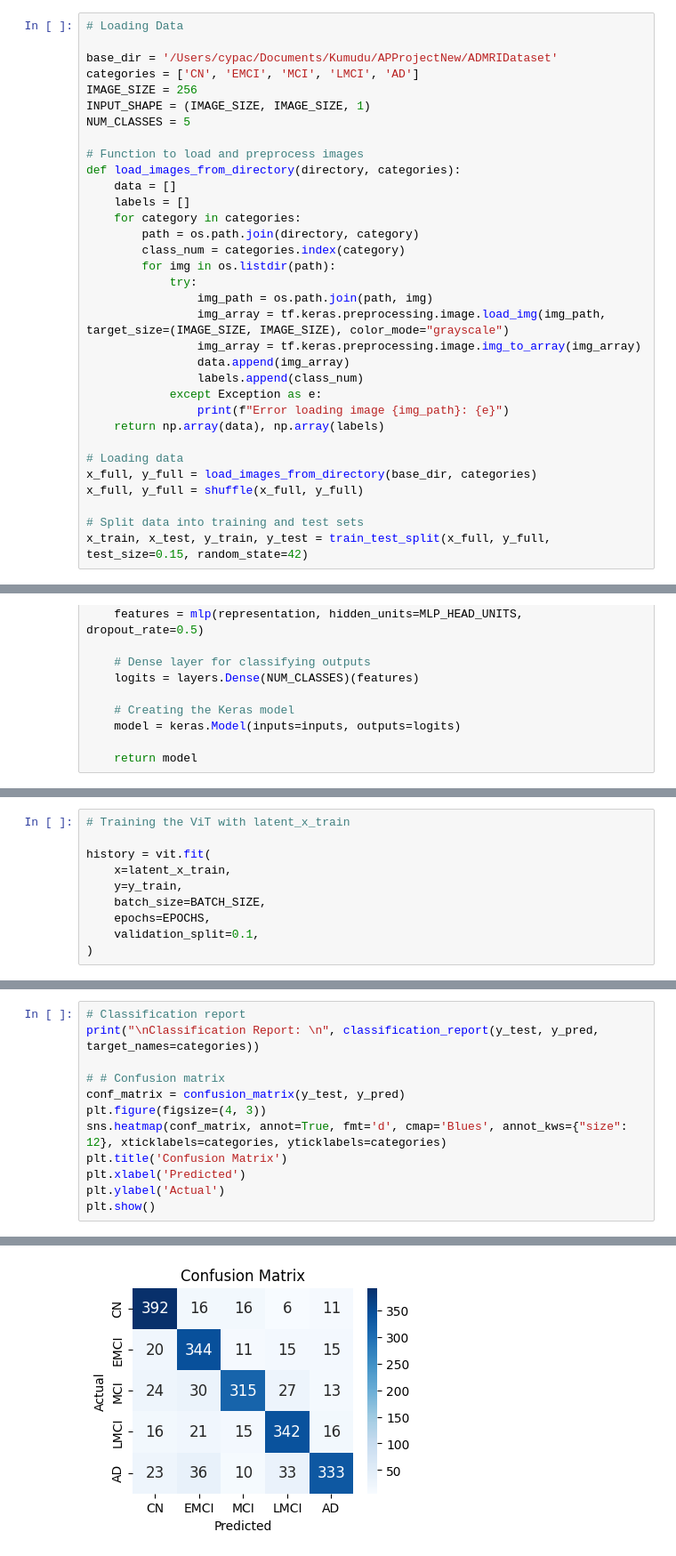
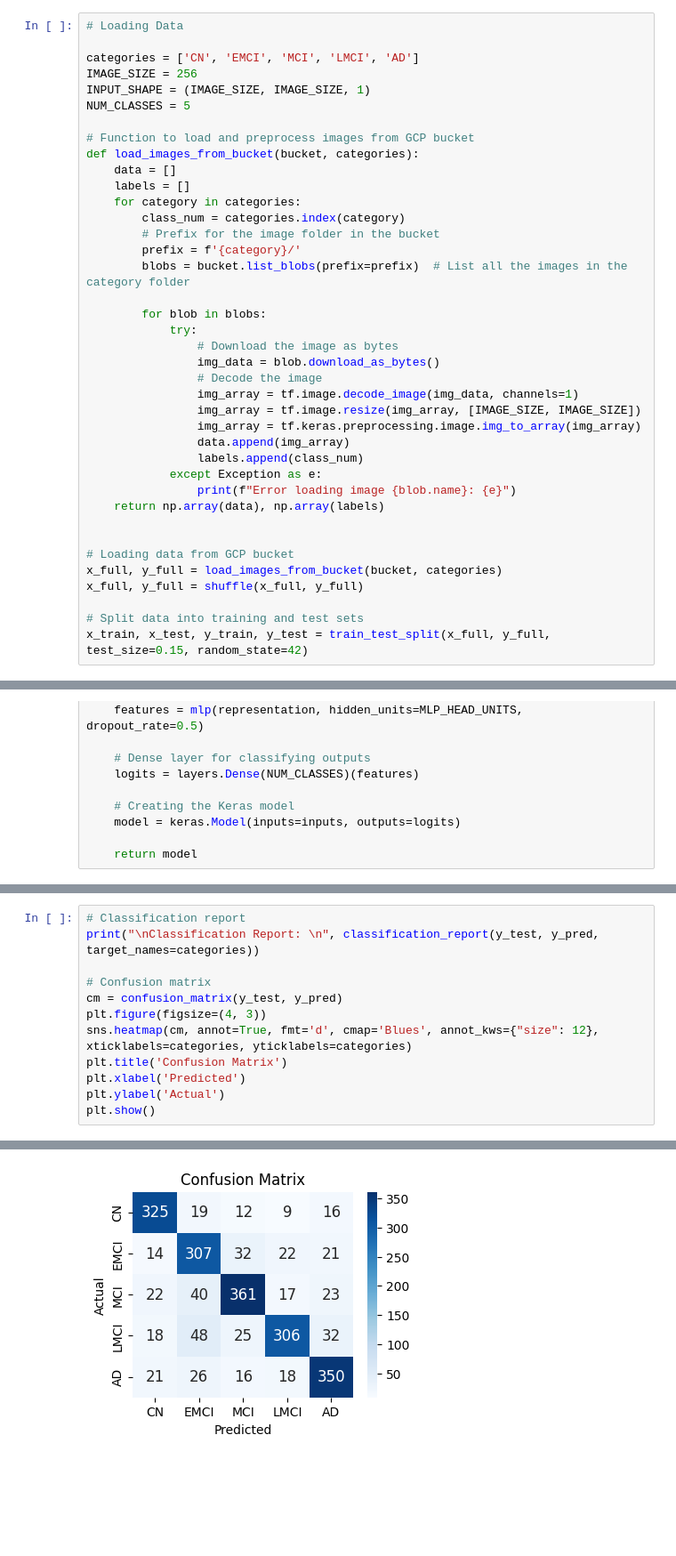
Before and after one commit to MShakiba-Research/CVAE-Vision-Transformer-for-Alzheimer-Detection, a Jupyter notebook: src/Training/2_ViT_CVAE64_latent.ipynb, the cells around one changed output, grey strips where cells are left out. Shown at 89% size. Saved outputs shown, nothing was run; the diff lists cells and outputs as text; blank space fills up the shorter version.

```diff
--- a/src/Training/2_ViT_CVAE64_latent.ipynb
+++ b/src/Training/2_ViT_CVAE64_latent.ipynb
@@ -21,32 +62,38 @@ import seaborn as sns
 # %%
 # Loading Data
 
-base_dir = '/Users/cypac/Documents/Kumudu/APProjectNew/ADMRIDataset'
 categories = ['CN', 'EMCI', 'MCI', 'LMCI', 'AD']
 IMAGE_SIZE = 256
 INPUT_SHAPE = (IMAGE_SIZE, IMAGE_SIZE, 1)
 NUM_CLASSES = 5
 
-# Function to load and preprocess images
-def load_images_from_directory(directory, categories):
+# Function to load and preprocess images from GCP bucket
+def load_images_from_bucket(bucket, categories):
     data = []
     labels = []
     for category in categories:
-        path = os.path.join(directory, category)
         class_num = categories.index(category)
-        for img in os.listdir(path):
+        # Prefix for the image folder in the bucket
+        prefix = f'{category}/'
+        blobs = bucket.list_blobs(prefix=prefix)  # List all the images in the category folder
+
+        for blob in blobs:
             try:
-                img_path = os.path.join(path, img)
-                img_array = tf.keras.preprocessing.image.load_img(img_path, target_size=(IMAGE_SIZE, IMAGE_SIZE), color_mode="grayscale")
+                # Download the image as bytes
+                img_data = blob.download_as_bytes()
+                # Decode the image
+                img_array = tf.image.decode_image(img_data, channels=1)
+                img_array = tf.image.resize(img_array, [IMAGE_SIZE, IMAGE_SIZE])
                 img_array = tf.keras.preprocessing.image.img_to_array(img_array)
                 data.append(img_array)
                 labels.append(class_num)
             except Exception as e:
-                print(f"Error loading image {img_path}: {e}")
+                print(f"Error loading image {blob.name}: {e}")
     return np.array(data), np.array(labels)
 
-# Loading data
-x_full, y_full = load_images_from_directory(base_dir, categories)
+
+# Loading data from GCP bucket
+x_full, y_full = load_images_from_bucket(bucket, categories)
 x_full, y_full = shuffle(x_full, y_full)
 
 # Split data into training and test sets
@@ -634,10 +695,0 @@ vit.compile(
-# %%
-# Training the ViT with latent_x_train
-
-history = vit.fit(
-    x=latent_x_train,
-    y=y_train,
-    batch_size=BATCH_SIZE,
-    epochs=EPOCHS,
-    validation_split=0.1,
-)
@@ -695,10 +809,10 @@ y_pred = np.argmax(y_pred_probs, axis=-1)
 # Classification report
 print("\nClassification Report: \n", classification_report(y_test, y_pred, target_names=categories))
 
-# # Confusion matrix
-conf_matrix = confusion_matrix(y_test, y_pred)
+# Confusion matrix
+cm = confusion_matrix(y_test, y_pred)
 plt.figure(figsize=(4, 3))
-sns.heatmap(conf_matrix, annot=True, fmt='d', cmap='Blues', annot_kws={"size": 12}, xticklabels=categories, yticklabels=categories)
+sns.heatmap(cm, annot=True, fmt='d', cmap='Blues', annot_kws={"size": 12}, xticklabels=categories, yticklabels=categories)
 plt.title('Confusion Matrix')
 plt.xlabel('Predicted')
 plt.ylabel('Actual')
@@ -719 +833 @@ weighted avg       0.82      0.82      0.82      2100
-[figure, old version]
+[figure, new version]
```
Also changed, not shown: parts of 36 cells of this notebook.
